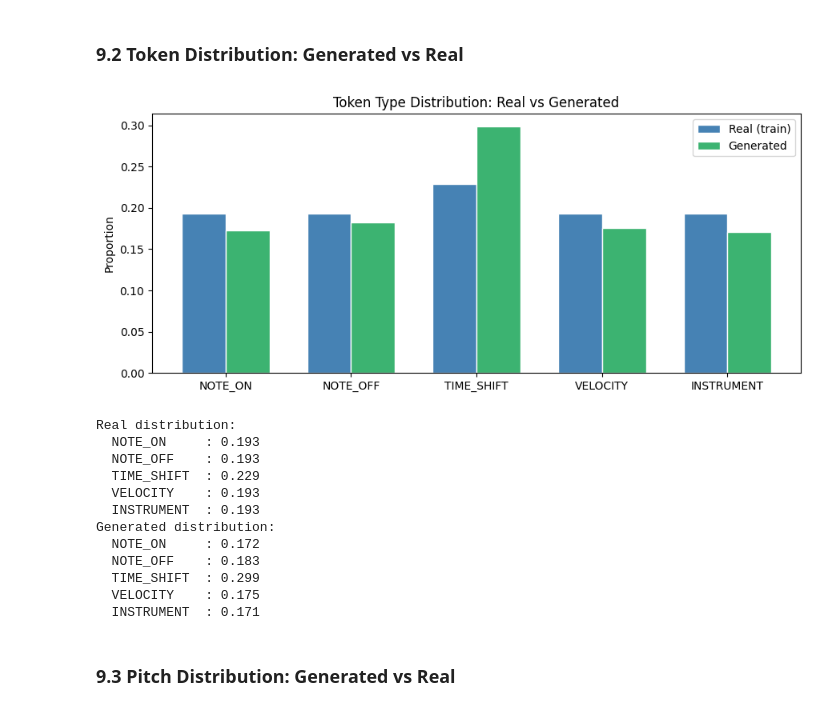
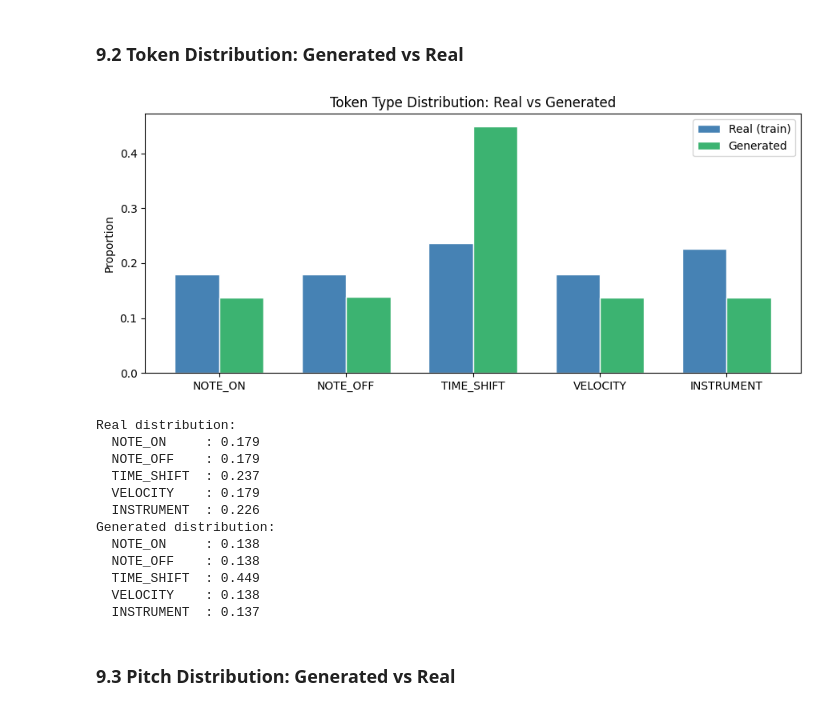
Before and after one commit to JaeHyun-Cha-00/Music_Generation, a Jupyter notebook: workbook.ipynb, the cells around one changed output. Saved outputs shown, nothing was run; the diff lists cells and outputs as text; code cells hidden in the pictures.

```diff
--- a/workbook.ipynb
+++ b/workbook.ipynb
@@ -479,19 +550,28 @@ token_types = {
     'TIME_SHIFT': 0,
     'VELOCITY'  : 0,
     'INSTRUMENT': 0,
+    'CC_MODULATION': 0, # added these tokens for violin
+    'CC_EXPRESSION': 0,
+    'PITCH_BEND'   : 0,
 }
 
 for t in train_tokens:
     if t < NOTE_OFF_OFFSET:
-        token_types['NOTE_ON']    += 1
+        token_types['NOTE_ON'] += 1
     elif t < TIME_SHIFT_OFFSET:
-        token_types['NOTE_OFF']   += 1
+        token_types['NOTE_OFF'] += 1
     elif t < VELOCITY_OFFSET:
         token_types['TIME_SHIFT'] += 1
     elif t < INSTRUMENT_OFFSET:
-        token_types['VELOCITY']   += 1
+        token_types['VELOCITY'] += 1
+    elif t < CC_MODULATION_OFFSET:
+        token_types['INSTRUMENT'] += 1
+    elif t < CC_EXPRESSION_OFFSET:
+        token_types['CC_MODULATION'] += 1
+    elif t < PITCH_BEND_OFFSET:
+        token_types['CC_EXPRESSION'] += 1
     else:
-        token_types['INSTRUMENT'] += 1
+        token_types['PITCH_BEND'] += 1
 
 total = sum(token_types.values())
 print("Token type distribution (train set):")
@@ -569,6 +652,7 @@ import torch.nn as nn
 class MusicTransformer(nn.Module):
     def __init__(self, vocab_size, embed_dim, num_heads, num_layers, ff_dim, dropout, max_seq_len):
         super().__init__()
+        self.embed_dim = embed_dim
         self.embedding    = nn.Embedding(vocab_size, embed_dim)
         self.pos_encoding = nn.Embedding(max_seq_len, embed_dim)
 
@@ -585,7 +669,7 @@ class MusicTransformer(nn.Module):
         seq_len   = x.size(1)
         positions = torch.arange(seq_len, device=x.device).unsqueeze(0)
         mask      = nn.Transformer.generate_square_subsequent_mask(seq_len, device=x.device)
-        x = self.embedding(x) + self.pos_encoding(positions)
+        x = self.embedding(x) * math.sqrt(self.embed_dim) + self.pos_encoding(positions)
         x = self.transformer(x, mask=mask, is_causal=True)
         return self.fc(x)
 
@@ -598,7 +682,7 @@ model = MusicTransformer(
     num_heads   = 8,
     num_layers  = 4,
     ff_dim      = 1024,
-    dropout     = 0.1,
+    dropout     = 0.05,
     max_seq_len = 512,
 ).to(device)
 
@@ -611,7 +699,7 @@ Total parameters: 3,490,182
 ## 7. Training
 # %%
 LEARNING_RATE  = 0.001
-MAX_STEPS      = 10000
+MAX_STEPS      = 30000
 WARMUP_STEPS   = 1000
 VAL_EVERY      = 1000
 SAVE_EVERY     = 5000
@@ -644,6 +732,7 @@ train_losses = []
 val_losses   = []
 
 model.train()
+pbar = tqdm(total=MAX_STEPS, desc="Training", unit="step")
 while step < MAX_STEPS:
     try:
         x, y = next(train_iter)
@@ -666,7 +755,8 @@ while step < MAX_STEPS:
     optimizer.step()
 
     train_losses.append(loss.item())
-    step += 10
+    step += 1
+    pbar.update(1)
 
     if step % VAL_EVERY == 0:
         val_loss = evaluate(model, val_loader)
@@ -711,7 +805,7 @@ plt.show()
 # %% [markdown]
 ## 8. Generation
 # %%
-def generate(model, seed_tokens, n_tokens=1000, temperature=1.0):
+def generate(model, seed_tokens, n_tokens, temperature, top_k):
     model.eval()
     tokens = list(seed_tokens)
 
@@ -722,6 +816,10 @@ def generate(model, seed_tokens, n_tokens=1000, temperature=1.0):
             x       = torch.tensor(context, dtype=torch.long).unsqueeze(0).to(device)
             logits  = model(x)
             logits  = logits[:, -1, :] / temperature
+            if top_k is not None:
+                top_k_values, _ = torch.topk(logits, top_k)
+                min_top_k = top_k_values[:, [-1]]
+                logits[logits < min_top_k] = -float('Inf')
             probs   = torch.softmax(logits, dim=-1)
             next_token = torch.multinomial(probs, 1).item()
             tokens.append(next_token)
@@ -730,7 +828,7 @@ def generate(model, seed_tokens, n_tokens=1000, temperature=1.0):
 
 # use the first 100 tokens of training data as seed
 seed      = train_tokens[:100].astype(np.int64).tolist()
-generated = generate(model, seed, n_tokens=2000, temperature=1.0)
+generated = generate(model, seed, n_tokens=3000, temperature=1.2, top_k=100)
 tokens_to_midi(generated, "symbolic_unconditioned.mid")
 print(f"Generated {len(generated)} tokens")
 # %% [output]
@@ -804,7 +902,7 @@ MusicTransformer       2.6111        13.61
 # %%
 # Generate a sample for evaluation
 seed     = train_tokens[:50].astype(np.int64).tolist()
-gen_tokens = generate(model, seed, n_tokens=5000, temperature=1.0)
+gen_tokens = generate(model, seed, n_tokens=5000, temperature=1.0, top_k=15)
 gen_tokens = np.array(gen_tokens)
 
 def get_type_counts(tokens):
@@ -825,46 +923,46 @@ def get_type_counts(tokens):
 
 real_dist = get_type_counts(train_tokens)
 gen_dist  = get_type_counts(gen_tokens)
 
 labels = list(real_dist.keys())
 real_vals = [real_dist[k] for k in labels]
 gen_vals  = [gen_dist[k]  for k in labels]
 
 x = np.arange(len(labels))
 width = 0.35
 
 fig, ax = plt.subplots(figsize=(9, 4))
 ax.bar(x - width/2, real_vals, width, label='Real (train)', color='steelblue',     edgecolor='white')
 ax.bar(x + width/2, gen_vals,  width, label='Generated',    color='mediumseagreen', edgecolor='white')
 ax.set_xticks(x)
 ax.set_xticklabels(labels)
 ax.set_title("Token Type Distribution: Real vs Generated")
 ax.set_ylabel("Proportion")
 ax.legend()
 plt.tight_layout()
 plt.savefig("eval_token_dist.png", dpi=150, bbox_inches='tight')
 plt.show()
 
 print("Real distribution:")
 for k, v in real_dist.items():
     print(f"  {k:<12}: {v:.3f}")
 print("Generated distribution:")
 for k, v in gen_dist.items():
     print(f"  {k:<12}: {v:.3f}")
 # %% [output]
-[figure, old version]
+[figure, new version]
 Real distribution:
-  NOTE_ON     : 0.193
-  NOTE_OFF    : 0.193
-  TIME_SHIFT  : 0.229
-  VELOCITY    : 0.193
-  INSTRUMENT  : 0.193
+  NOTE_ON     : 0.179
+  NOTE_OFF    : 0.179
+  TIME_SHIFT  : 0.237
+  VELOCITY    : 0.179
+  INSTRUMENT  : 0.226
 Generated distribution:
-  NOTE_ON     : 0.172
-  NOTE_OFF    : 0.183
-  TIME_SHIFT  : 0.299
-  VELOCITY    : 0.175
-  INSTRUMENT  : 0.171
+  NOTE_ON     : 0.138
+  NOTE_OFF    : 0.138
+  TIME_SHIFT  : 0.449
+  VELOCITY    : 0.138
+  INSTRUMENT  : 0.137
 # %% [markdown]
 ### 9.3 Pitch Distribution: Generated vs Real
 # %%
```
Also changed, not shown: parts of 14 cells of this notebook, 4 other files.
